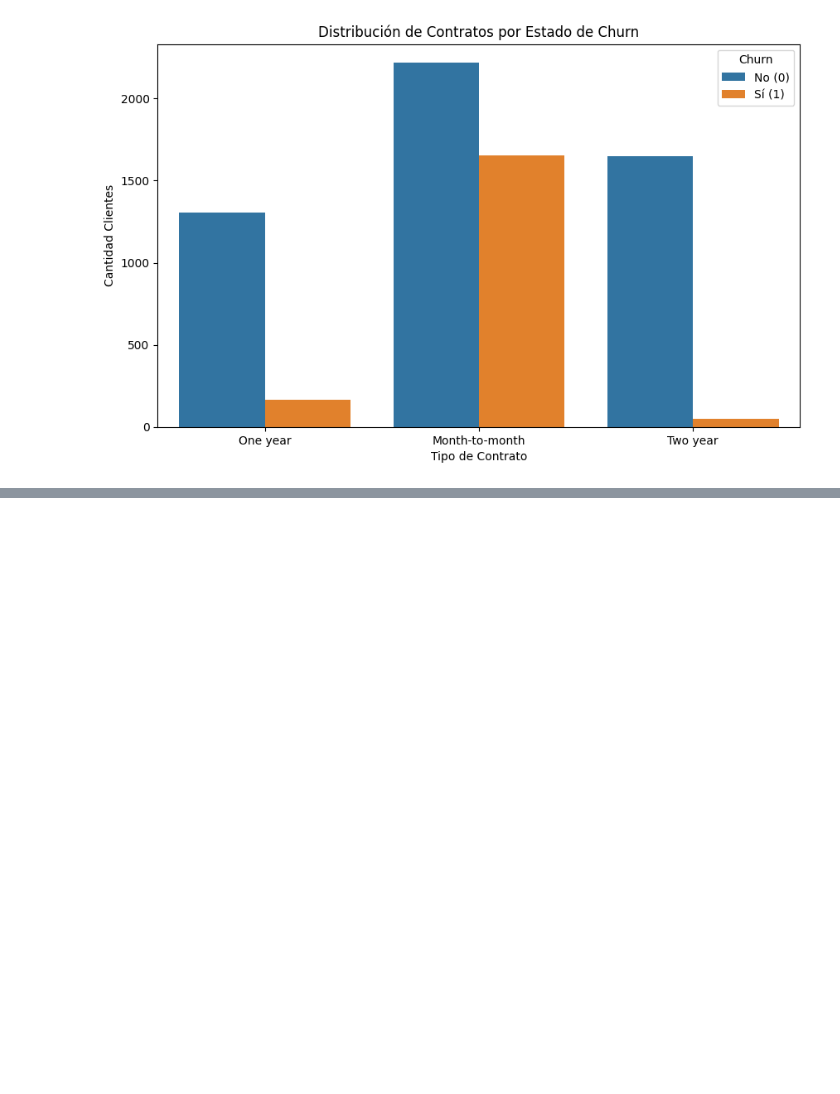
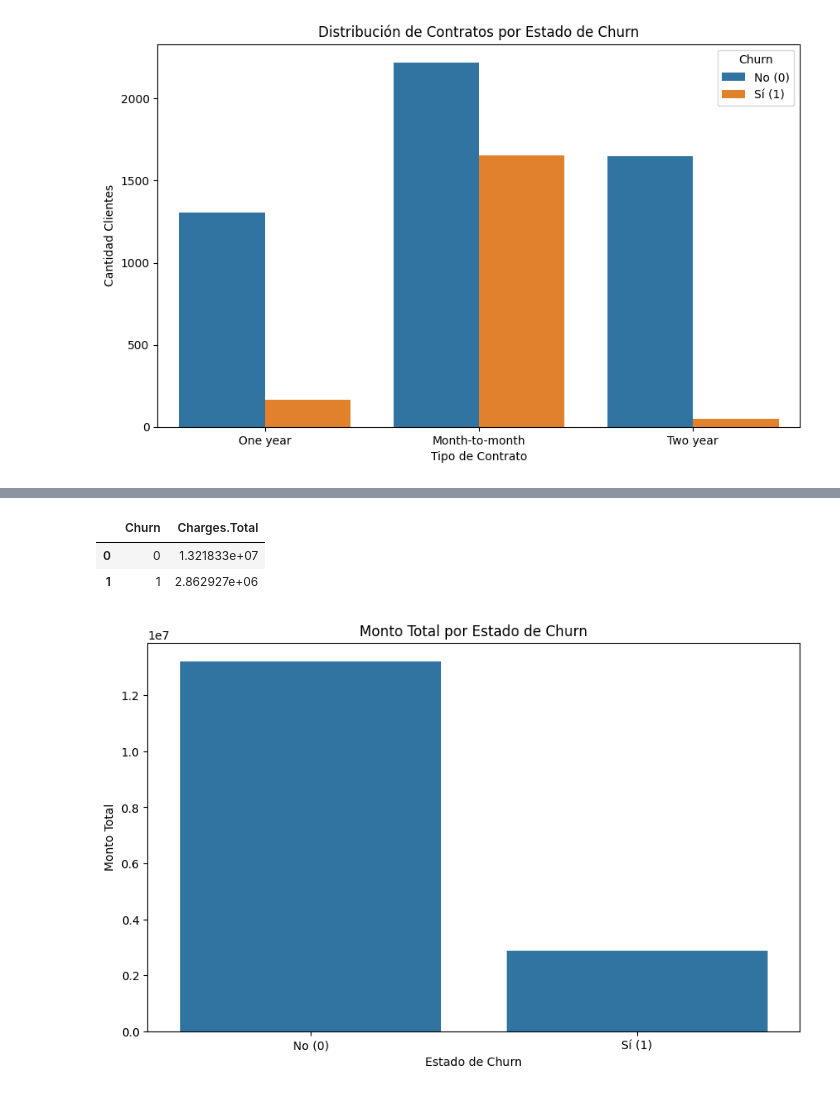
Before and after one commit to Antonio-B85/challenge-Parte-2--TelecomX, a Jupyter notebook: TelecomX_Parte2.ipynb, the cells around one changed output, grey strips where cells are left out. Drawn from its saved outputs; the diff is of its cells as text; code cells hidden in the pictures; blank space fills up the shorter version.

Commit message:
Gasto total × Cancelación

```diff
--- a/TelecomX_Parte2.ipynb
+++ b/TelecomX_Parte2.ipynb
@@ -478,0 +491,6 @@ plt.show()
+# %%
+columnas_gasto_total = [col for col in datos_org.columns if 'Charges.Total' in col]
+columnas_analisis = columnas_gasto_total + ['Churn']
+# Crear nuevo DataFrame
+df_gasto_total_churn = datos_org[columnas_analisis].copy()
+df_gasto_total_churn.head()
@@ -478,0 +504,5 @@ plt.show()
+# %%
+# Eliminar las filas donde 'Churn' es igual a 'No Info'
+df_gasto_total_churn = df_gasto_total_churn[df_gasto_total_churn['Churn'] != 'No Info']
+conteos_valores = df_gasto_total_churn['Churn'].value_counts()
+conteos_valores
@@ -478,0 +515,3 @@ plt.show()
+# %%
+df_gasto_total_churn['Churn'] = df_gasto_total_churn['Churn'].replace({'No': 0, 'Yes': 1})
+df_gasto_total_churn.head()
@@ -478,0 +525,19 @@ plt.show()
+# %%
+# Agrupar los datos por Churn y sumar los Charges.total
+df_gasto_total_churn = df_gasto_total_churn.groupby('Churn')['Charges.Total'].sum().reset_index()
+df_gasto_total_churn
+# %% [output]
+|  | Churn | Charges.Total |
+| 0 | 0 | 1.321833e+07 |
+| 1 | 1 | 2.862927e+06 |
+# %%
+# Gráfico con distribución por Churn
+plt.figure(figsize=(10, 6))
+sns.barplot(data=df_gasto_total_churn, x='Churn', y='Charges.Total')
+plt.title('Monto Total por Estado de Churn')
+plt.xlabel('Estado de Churn')
+plt.ylabel('Monto Total')
+plt.xticks(ticks=[0, 1], labels=['No (0)', 'Sí (1)'])  # Etiquetas personalizadas para el eje X
+plt.show()
+# %% [output]
+[figure, added]
```
Also changed, not shown: parts of 5 cells of this notebook.
